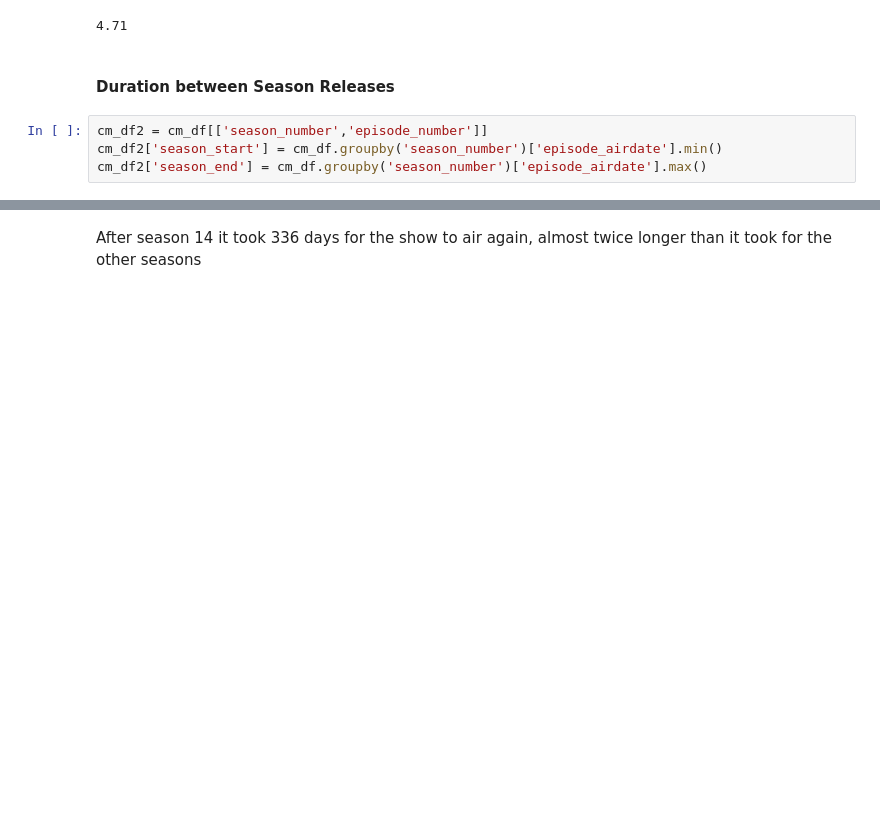
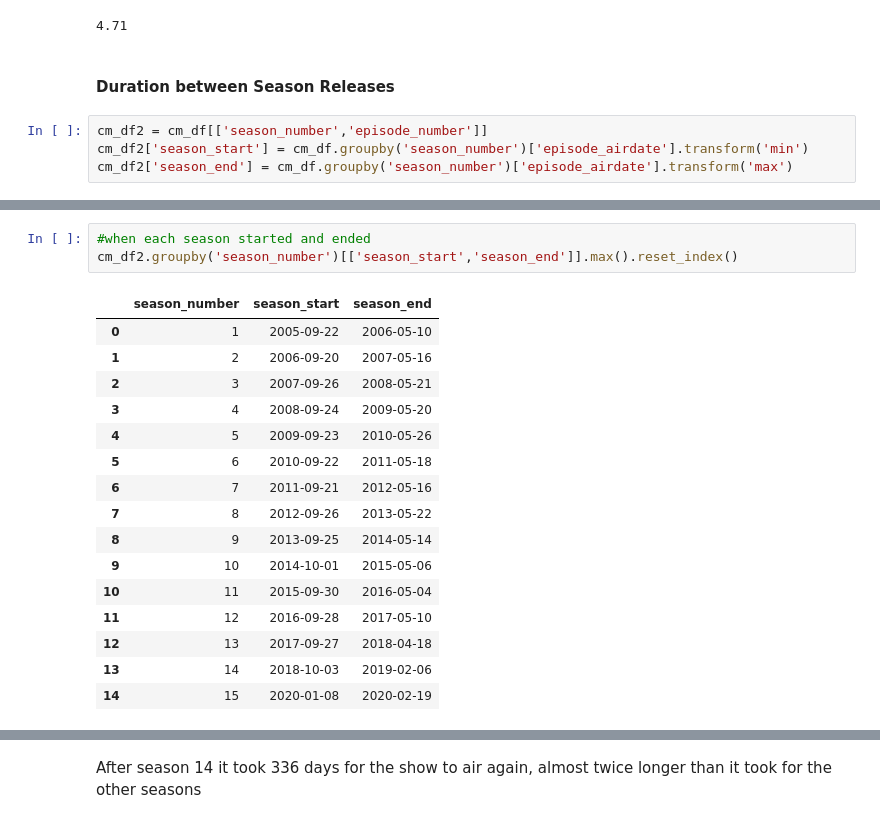
Before and after one commit to WayneNyariroh/criminalmindstv_webscraping_EDA, a Jupyter notebook: criminalminds-tv-data-analysis.ipynb, the cells around one changed output, grey strips where cells are left out. Drawn from its saved outputs; the diff is of its cells as text; blank space fills up the shorter version.

```diff
--- a/criminalminds-tv-data-analysis.ipynb
+++ b/criminalminds-tv-data-analysis.ipynb
@@ -278,5 +280,5 @@ cm_df[cm_df['season_number']==15].us_viewers_in_millions.mean().round(2)
 #### Duration between Season Releases
 # %%
 cm_df2 = cm_df[['season_number','episode_number']]
-cm_df2['season_start'] = cm_df.groupby('season_number')['episode_airdate'].min()
-cm_df2['season_end'] = cm_df.groupby('season_number')['episode_airdate'].max()
+cm_df2['season_start'] = cm_df.groupby('season_number')['episode_airdate'].transform('min')
+cm_df2['season_end'] = cm_df.groupby('season_number')['episode_airdate'].transform('max')
@@ -283,2 +294,22 @@ cm_df2['season_end'] = cm_df.groupby('season_number')['episode_airdate'].max()
+# %%
+#when each season started and ended
+cm_df2.groupby('season_number')[['season_start','season_end']].max().reset_index()
+# %% [output]
+|  | season_number | season_start | season_end |
+| 0 | 1 | 2005-09-22 | 2006-05-10 |
+| 1 | 2 | 2006-09-20 | 2007-05-16 |
+| 2 | 3 | 2007-09-26 | 2008-05-21 |
+| 3 | 4 | 2008-09-24 | 2009-05-20 |
+| 4 | 5 | 2009-09-23 | 2010-05-26 |
+| 5 | 6 | 2010-09-22 | 2011-05-18 |
+| 6 | 7 | 2011-09-21 | 2012-05-16 |
+| 7 | 8 | 2012-09-26 | 2013-05-22 |
+| 8 | 9 | 2013-09-25 | 2014-05-14 |
+| 9 | 10 | 2014-10-01 | 2015-05-06 |
+| 10 | 11 | 2015-09-30 | 2016-05-04 |
+| 11 | 12 | 2016-09-28 | 2017-05-10 |
+| 12 | 13 | 2017-09-27 | 2018-04-18 |
+| 13 | 14 | 2018-10-03 | 2019-02-06 |
+| 14 | 15 | 2020-01-08 | 2020-02-19 |
 # %%
 #get the difference between the start date of a season and the end date of the previous series
```
Also changed, not shown: parts of 5 cells of this notebook, 2 other files.
